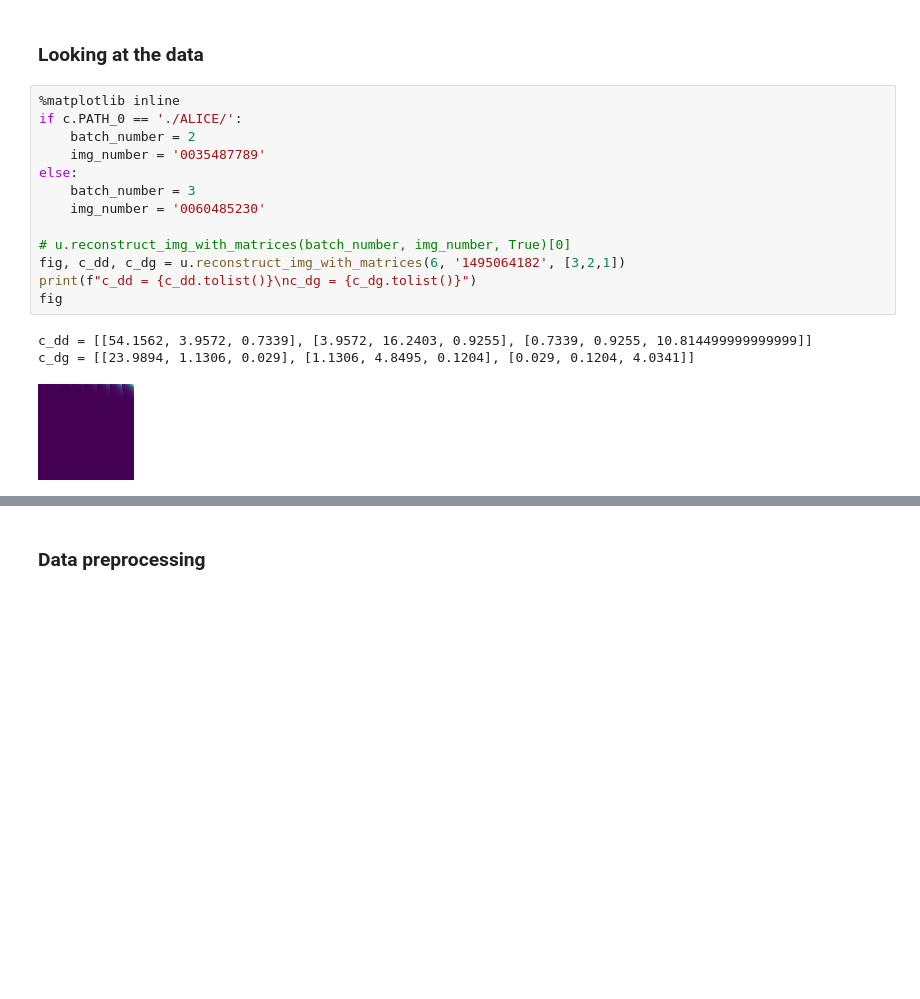
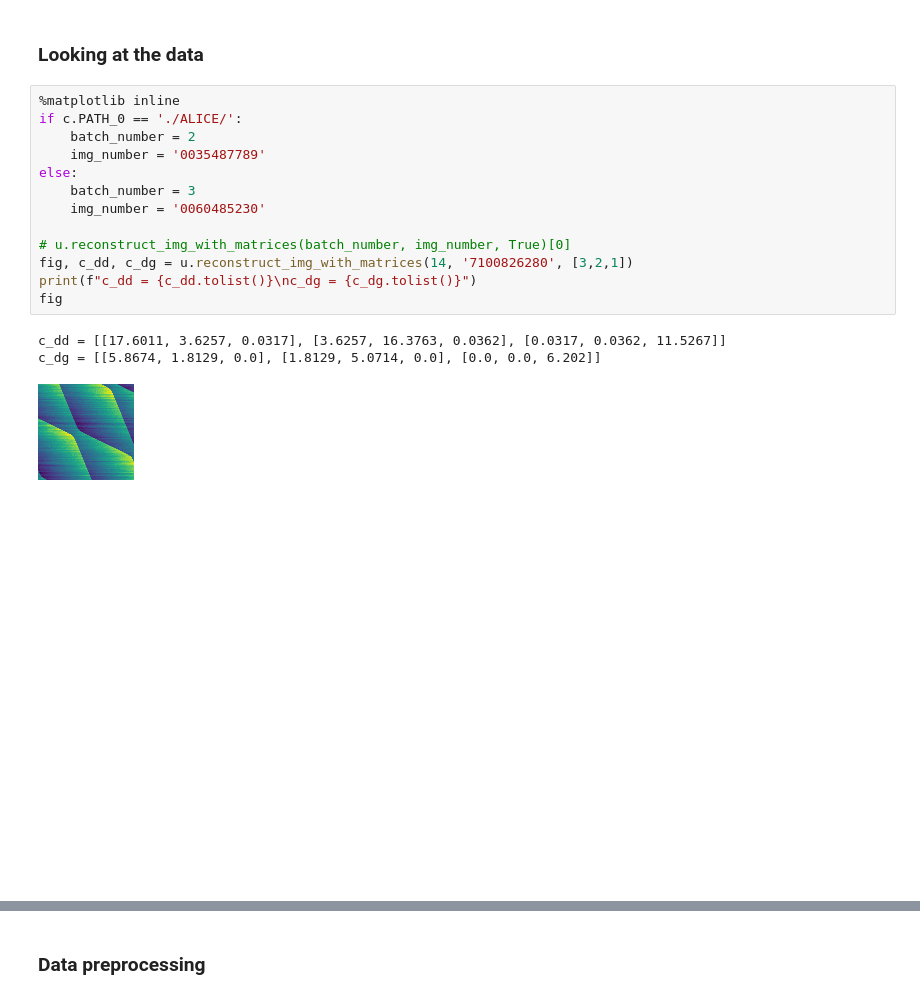
Before and after one commit to KREFT-QS-13/learning-QDs-parameters, a Jupyter notebook: example.ipynb, the cells around one changed output, grey strips where cells are left out. Drawn from its saved outputs; the diff is of its cells as text; blank space fills up the shorter version.

```diff
--- a/example.ipynb
+++ b/example.ipynb
@@ -27,17 +27,18 @@ importlib.reload(mu)
 # %%
 %matplotlib inline
 if c.PATH_0 == './ALICE/':
     batch_number = 2
     img_number = '0035487789'
 else:
     batch_number = 3
     img_number = '0060485230'
 
 # u.reconstruct_img_with_matrices(batch_number, img_number, True)[0]
-fig, c_dd, c_dg = u.reconstruct_img_with_matrices(6, '1495064182', [3,2,1])
+fig, c_dd, c_dg = u.reconstruct_img_with_matrices(14, '7100826280', [3,2,1])
 print(f"c_dd = {c_dd.tolist()}\nc_dg = {c_dg.tolist()}")
 fig
 # %% [output]
-c_dd = [[54.1562, 3.9572, 0.7339], [3.9572, 16.2403, 0.9255], [0.7339, 0.9255, 10.814499999999999]]
-c_dg = [[23.9894, 1.1306, 0.029], [1.1306, 4.8495, 0.1204], [0.029, 0.1204, 4.0341]]
+c_dd = [[17.6011, 3.6257, 0.0317], [3.6257, 16.3763, 0.0362], [0.0317, 0.0362, 11.5267]]
+c_dg = [[5.8674, 1.8129, 0.0], [1.8129, 5.0714, 0.0], [0.0, 0.0, 6.202]]
-[figure, old version]
+[figure, new version]
+[figure, added]
```
Also changed, not shown: parts of 4 cells of this notebook, 2 other files.
